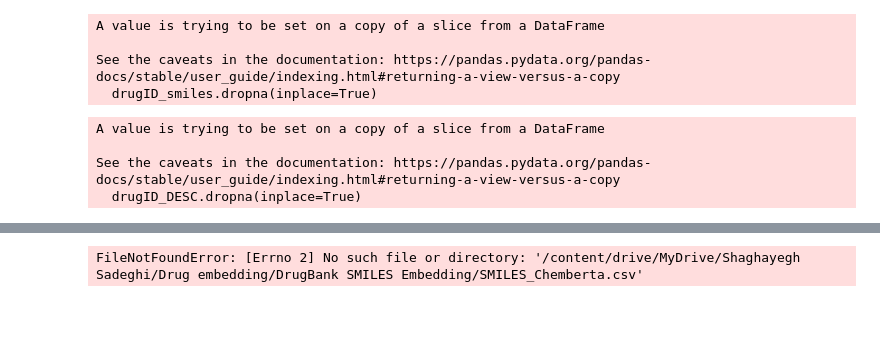
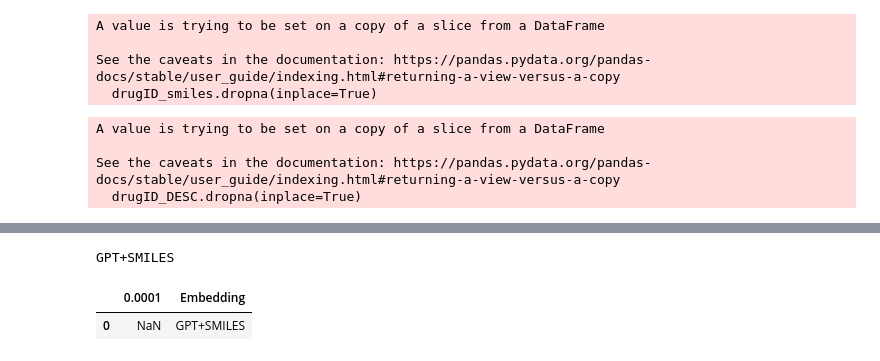
Before and after one commit to lgiobbi/DDI_with_ML, a Jupyter notebook: minimal_notebook.ipynb, the cells around one changed output, grey strips where cells are left out. Saved outputs shown, nothing was run; the diff lists cells and outputs as text; code cells hidden in the pictures; blank space fills up the shorter version.

```diff
--- a/minimal_notebook.ipynb
+++ b/minimal_notebook.ipynb
@@ -225,12 +250,13 @@ Embedding_models={#'No Feature':no_feature(drugID_smiles_ddi,DDI_graph),
                   #'Mol2vec':Mol2Vec(drugID_smiles_ddi,DDI_graph),
                   #'SPVec':character2vec(drugID_smiles_ddi,DDI_graph),
                   #'Doc2vec':doc2vec(drugID_smiles_ddi,DDI_graph),
-                  'ChemBertaSMILES':LM(DDI_graph,allowed_drug,'Chemberta+SMILES','/content/drive/MyDrive/Shaghayegh Sadeghi/Drug embedding/DrugBank SMILES Embedding/SMILES_Chemberta.csv',','),
-                  'MolformerSMILES':LM(DDI_graph,allowed_drug,'Molformer+SMILES','/content/drive/MyDrive/Shaghayegh Sadeghi/Drug embedding/DrugBank SMILES Embedding/SMILES_Molformer.csv',','),
+
+                  #'ChemBertaSMILES':LM(DDI_graph,allowed_drug,'Chemberta+SMILES','/content/drive/MyDrive/Shaghayegh Sadeghi/Drug embedding/DrugBank SMILES Embedding/SMILES_Chemberta.csv',','),
+                  #'MolformerSMILES':LM(DDI_graph,allowed_drug,'Molformer+SMILES','/content/drive/MyDrive/Shaghayegh Sadeghi/Drug embedding/DrugBank SMILES Embedding/SMILES_Molformer.csv',','),
 
                   #'SBERTSMILES':LM(DDI_graph,allowed_drug,'SBERT+SMILES','/content/drive/MyDrive/Shaghayegh Sadeghi/Drug embedding/DrugBank SMILES Embedding/SBERT/SMILES_SBert.csv',','),
                   #'AngledBERTSMILES':LM(DDI_graph,allowed_drug,'AngledBERT+SMILES','/content/drive/MyDrive/Shaghayegh Sadeghi/Drug embedding/DrugBank SMILES Embedding/AngleBERT/SMILES_angleBert.csv',','),
-                  #'GPTSMILES':LM(DDI_graph,allowed_drug,'GPT+SMILES','/content/drive/MyDrive/Shaghayegh Sadeghi/Drug embedding/DrugBank SMILES Embedding/GPT/SMILES_GPT.csv','\t'),
+                  'GPTSMILES':LM(DDI_graph,allowed_drug,'GPT+SMILES','/data/giobbi/embeddings/SMILES_GPT.csv','\t'),
                   #'LLaMASMILES':LM(DDI_graph,allowed_drug,'LLaMA+SMILES','/content/drive/MyDrive/Shaghayegh Sadeghi/Drug embedding/DrugBank SMILES Embedding/LLaMA/llama65b_base_SMILES_embeddings.csv','\t'),
                   #'LLaMA2SMILES':LM(DDI_graph,allowed_drug,'LLaMA2+SMILES','/content/drive/MyDrive/Shaghayegh Sadeghi/Drug embedding/DrugBank SMILES Embedding/LLaMA II/llamaII7b_base_SMILES_embeddings.csv','\t'),
                   #'AngledLLaMA2SMILES':LM(DDI_graph,allowed_drug,'AngledLLaMA+SMILES','/content/drive/MyDrive/Shaghayegh Sadeghi/Drug embedding/DrugBank SMILES Embedding/AngleLLaMA/SMILES_angleLlama.csv',','),
@@ -243,7 +269,12 @@ Embedding_models={#'No Feature':no_feature(drugID_smiles_ddi,DDI_graph),
                   #'AngledLLaMA2Desc':LM(DDI_graph,allowed_drug,'AngledLLaMA+Desc','/content/drive/MyDrive/Shaghayegh Sadeghi/Drug embedding/DrugBank Description Embedding/AngleLLaMA/Drug_description_angleLlama.csv',','),
                   }
 # %% [output]
-FileNotFoundError: [Errno 2] No such file or directory: '/content/drive/MyDrive/Shaghayegh Sadeghi/Drug embedding/DrugBank SMILES Embedding/SMILES_Chemberta.csv'
+GPT+SMILES
 # %%
 lmbda = lambda epoch: 0.96
+# %%
+AUC
+# %% [output]
+|  | 0.0001 | Embedding |
+| 0 | NaN | GPT+SMILES |
 # %%
```
Also changed, not shown: parts of 13 cells of this notebook, 2 other files.
